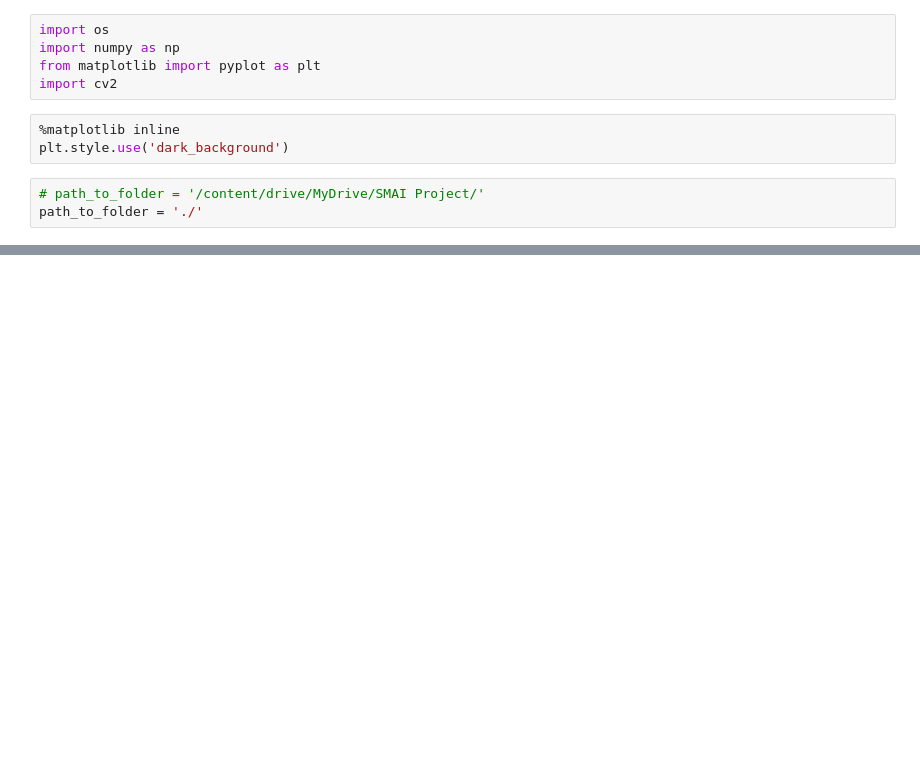
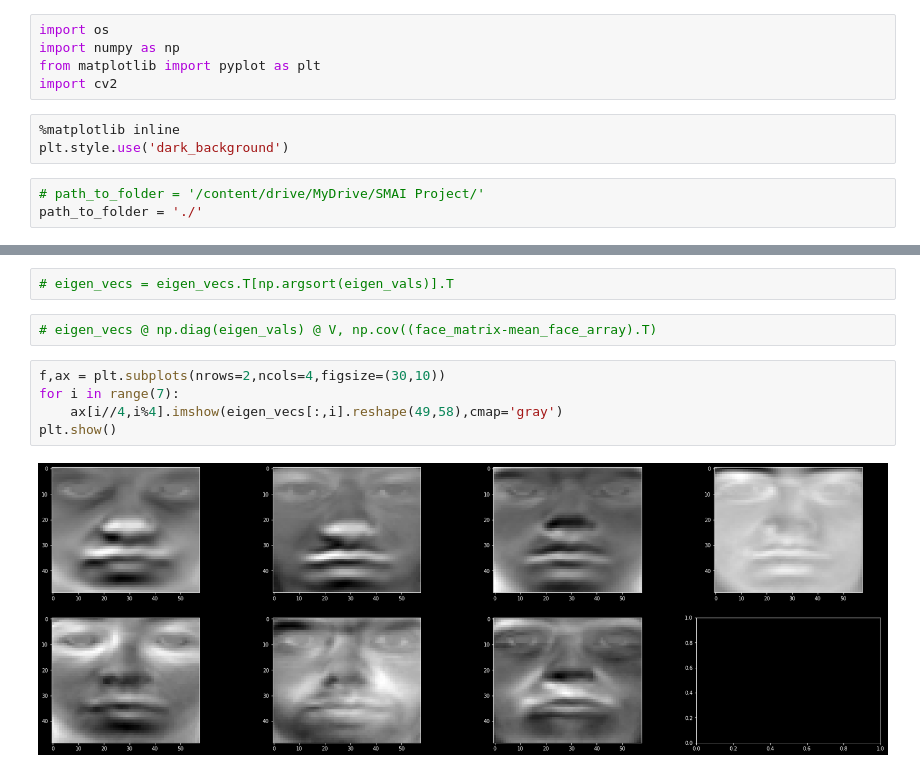
Before and after one commit to Rutvij-1/Eigen-Faces-SMAI-M21-project, a Jupyter notebook: EigenFaces.ipynb, the cells around one changed output, grey strips where cells are left out. Cells and saved outputs as stored; diff of their text form; blank space fills up the shorter version.

```diff
--- a/EigenFaces.ipynb
+++ b/EigenFaces.ipynb
@@ -17,0 +52,11 @@ plt.imshow(im,cmap='gray')
+# %%
+# eigen_vecs = eigen_vecs.T[np.argsort(eigen_vals)].T
+# %%
+# eigen_vecs @ np.diag(eigen_vals) @ V, np.cov((face_matrix-mean_face_array).T)
+# %%
+f,ax = plt.subplots(nrows=2,ncols=4,figsize=(30,10))
+for i in range(7):
+    ax[i//4,i%4].imshow(eigen_vecs[:,i].reshape(49,58),cmap='gray')
+plt.show()
+# %% [output]
+[figure, added]
```
Also changed, not shown: parts of 10 cells of this notebook, 1 other file.
